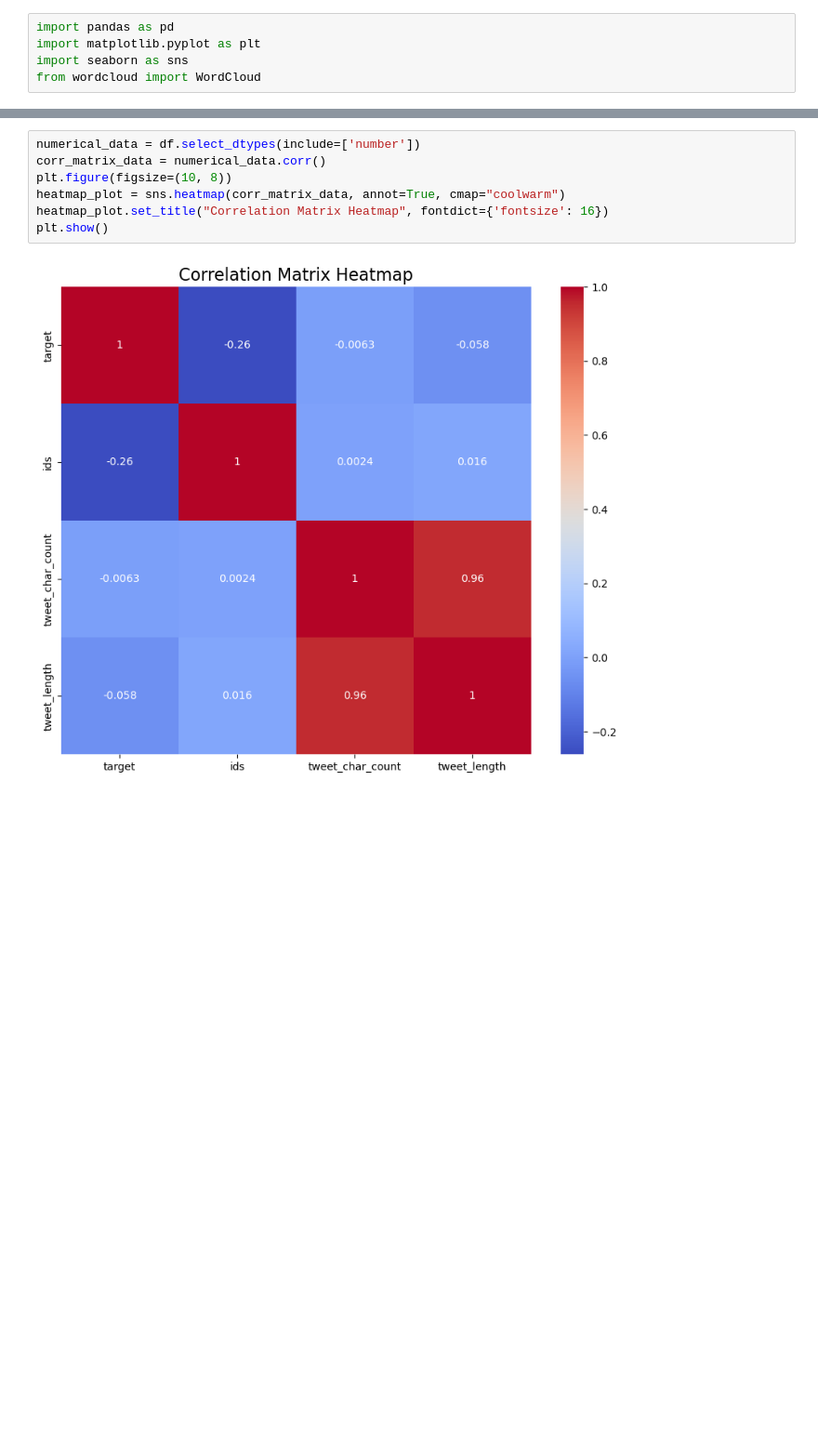
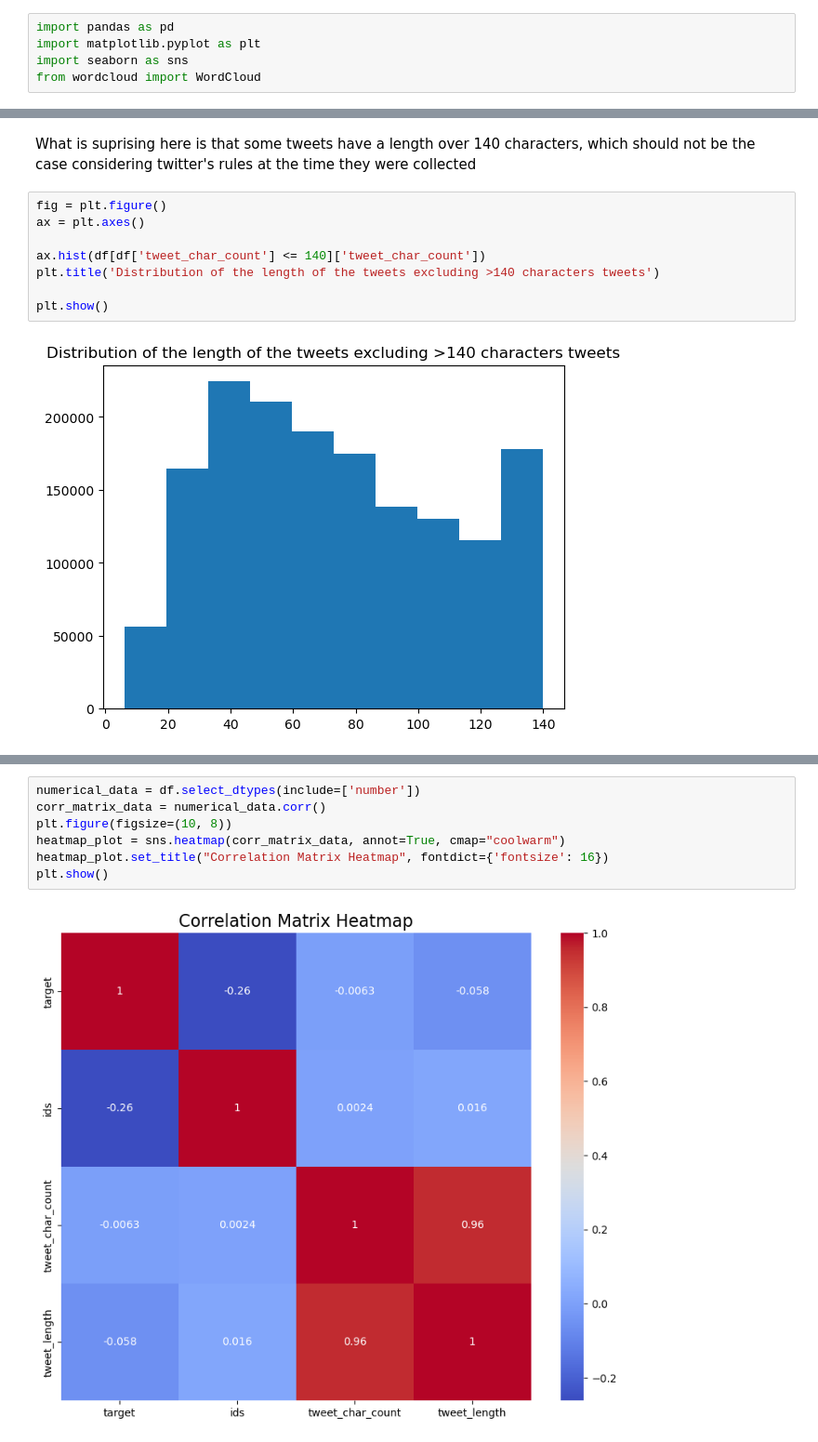
Before and after one commit to GuenfoudiIhabe/SentiVista, a Jupyter notebook: EDA.ipynb, the cells around one changed output, grey strips where cells are left out. Shown: that part at 93% size. Saved outputs shown, nothing was run; the diff lists cells and outputs as text; blank space fills up the shorter version.

```diff
--- a/EDA.ipynb
+++ b/EDA.ipynb
@@ -137,0 +127,12 @@ plt.show()
+# %% [markdown]
+What is suprising here is that some tweets have a length over 140 characters, which should not be the case considering twitter's rules at the time they were collected
+# %%
+fig = plt.figure()
+ax = plt.axes()
+
+ax.hist(df[df['tweet_char_count'] <= 140]['tweet_char_count'])
+plt.title('Distribution of the length of the tweets excluding >140 characters tweets')
+
+plt.show()
+# %% [output]
+[figure, added]
```
Also changed, not shown: parts of 57 cells of this notebook, 2 other files.
